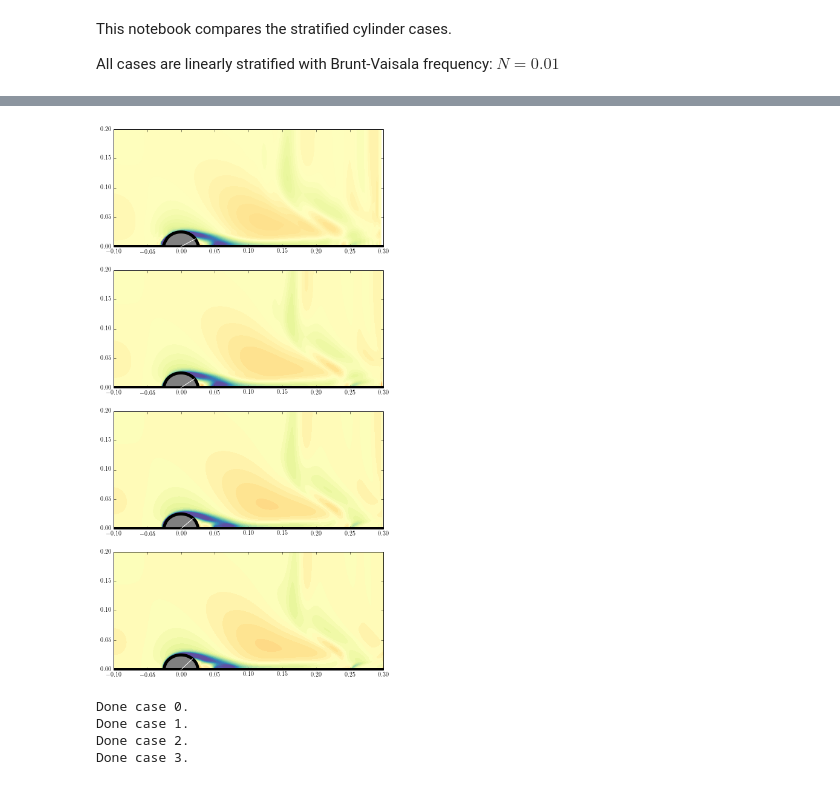
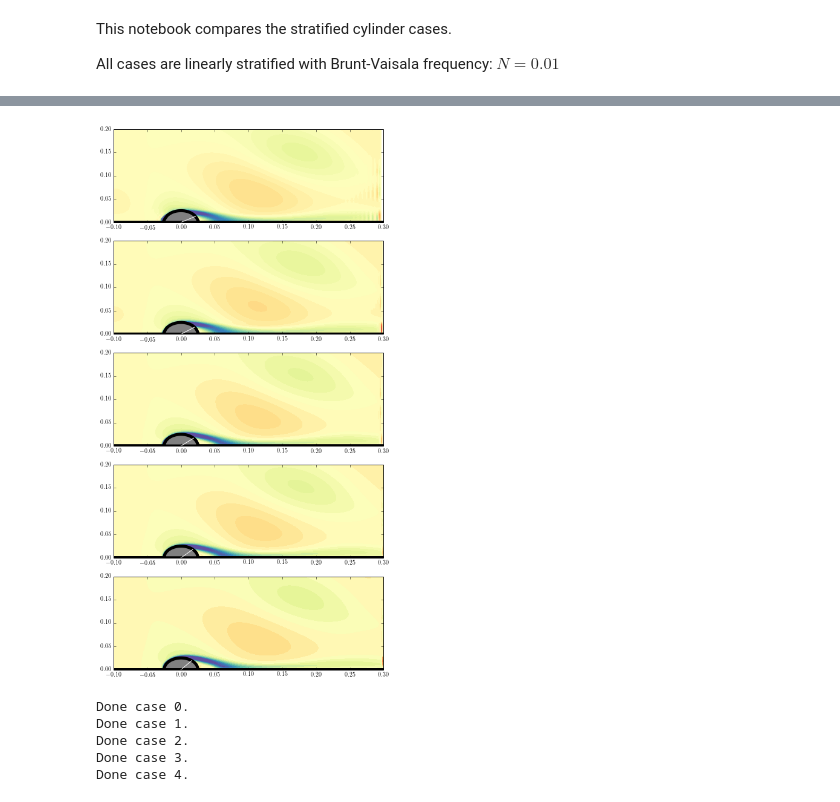
Before and after one commit to UBC-MOAD/flow_separation, a Jupyter notebook: stratified_cylinder/mar25.ipynb, the cells around one changed output, grey strips where cells are left out. Saved outputs shown, nothing was run; the diff lists cells and outputs as text; code cells hidden in the pictures.

```diff
--- a/stratified_cylinder/mar25.ipynb
+++ b/stratified_cylinder/mar25.ipynb
@@ -30,6 +30,7 @@ cyl_case.append(cyl.CylCase('/ocean/rirwin/Half_Cylinder_MITgcm/Stratified_Cylin
 cyl_case.append(cyl.CylCase('/ocean/rirwin/Half_Cylinder_MITgcm/Stratified_Cylinder/STR02560128/'))
 cyl_case.append(cyl.CylCase('/ocean/rirwin/Half_Cylinder_MITgcm/Stratified_Cylinder/STR02560256/'))
 cyl_case.append(cyl.CylCase('/ocean/rirwin/Half_Cylinder_MITgcm/Stratified_Cylinder/STR05120256/'))
+cyl_case.append(cyl.CylCase('/ocean/rirwin/Half_Cylinder_MITgcm/Stratified_Cylinder/STR05120512/'))
 # %%
 NCASES=len(cyl_case)
 
@@ -43,11 +44,13 @@ dout.append(1000)
 dout.append(1000)
 dout.append(1000)
 dout.append(1000)
+dout.append(1000)
 
-max_out.append(278000)
-max_out.append(124000)
-max_out.append(58000)
-max_out.append(28000)
+max_out.append(600000)
+max_out.append(409000)
+max_out.append(192000)
+max_out.append(93000)
+max_out.append(109000)
 
 delta = np.sqrt(2e-5/0.01)
 
@@ -56,17 +59,19 @@ dx.append(0.4/128)
 dx.append(0.4/256)
 dx.append(0.4/256)
 dx.append(0.4/512)
+dx.append(0.4/512)
 
 dz = []
 dz.append(0.4/128)
 dz.append(0.4/128)
 dz.append(0.4/256)
 dz.append(0.4/256)
+dz.append(0.4/512)
 
 for ii in range(0,NCASES):
     id_str.append('$N=0.01$, $\delta/dr=$'+str(delta/np.sqrt(dz[ii]**2+dx[ii]**2)))
 # %%
-n=28
+n=90
 fig = plt.figure(figsize=(8,16))
 
 for CASE in range(0,NCASES):
@@ -104,4 +113,4 @@ plt.show()
-[figure, old version]
+[figure, new version]
 # %%
 %%capture --no-stdout
 all_sep_pts = []
@@ -120,6 +129,7 @@ Done case 0.
 Done case 1.
 Done case 2.
 Done case 3.
+Done case 4.
 # %%
 pylab.rcParams['figure.figsize'] = (10.0, 8.0)
 
```
Also changed, not shown: parts of 2 cells of this notebook, 2 other files.
